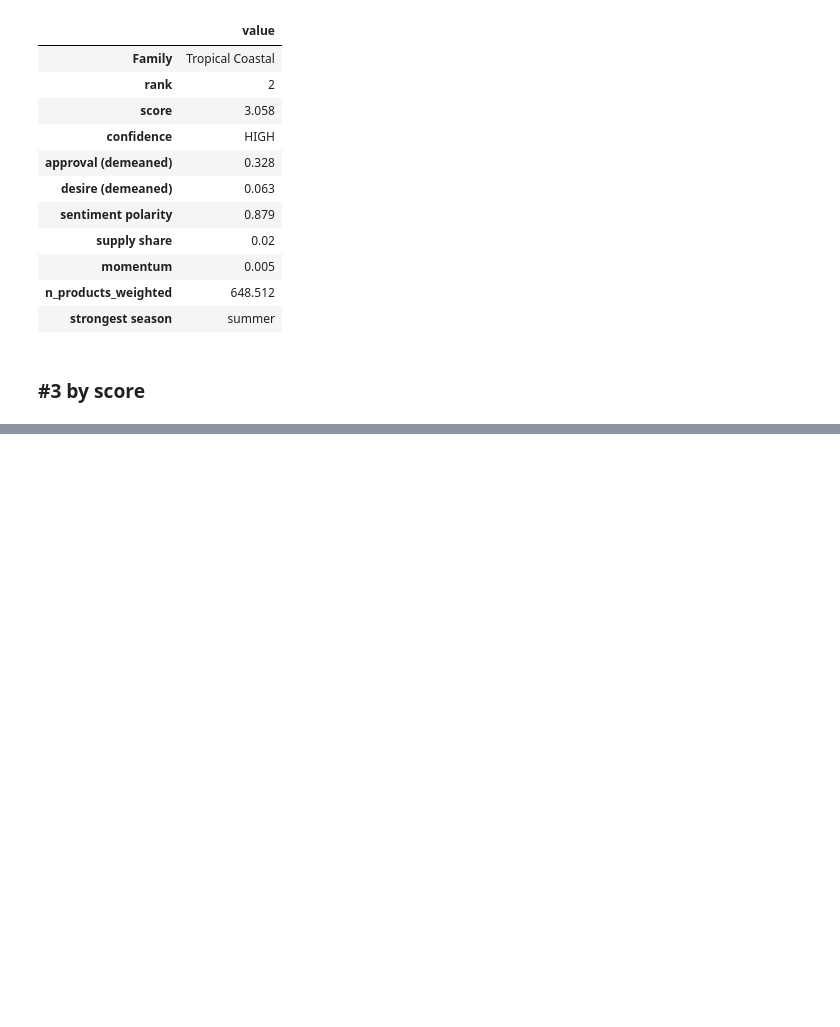
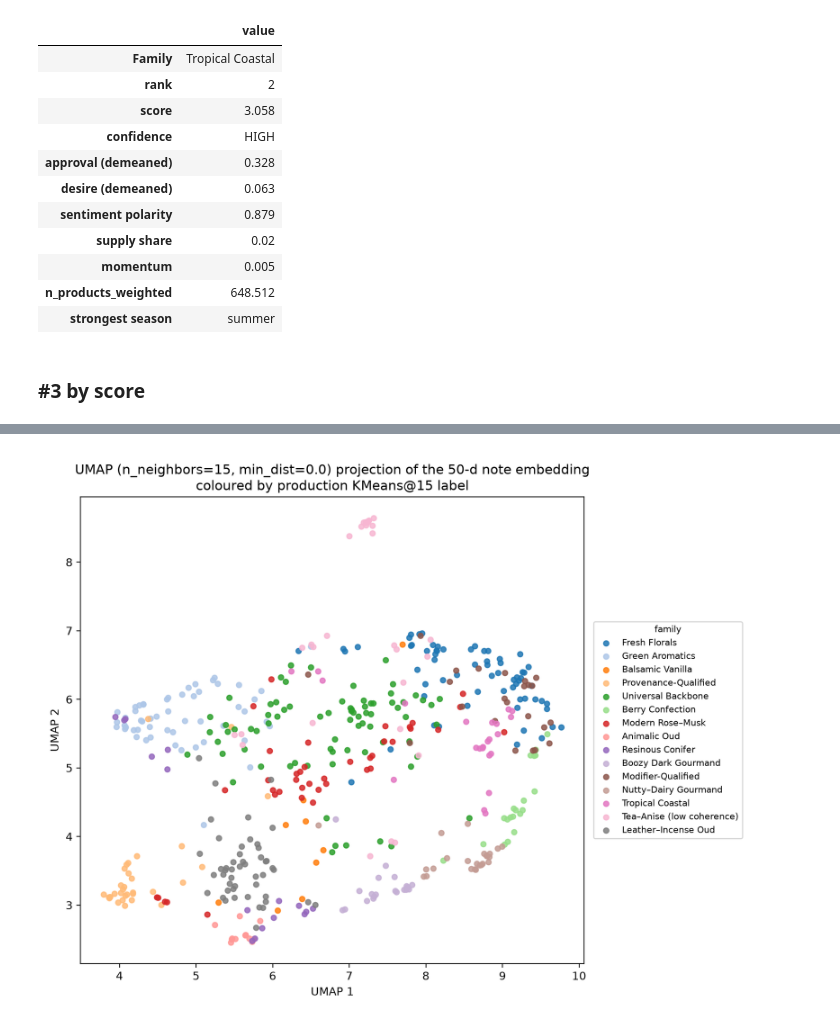
Before and after one commit to m0hit18o2/fragrance-intel, a Jupyter notebook: notebooks/results.ipynb, the cells around one changed output, grey strips where cells are left out. Drawn from its saved outputs; the diff is of its cells as text; code cells hidden in the pictures; blank space fills up the shorter version.

```diff
--- a/notebooks/results.ipynb
+++ b/notebooks/results.ipynb
@@ -629,0 +879,4 @@ show(evidence_trace(top3_ids[2]).to_frame("value"))
+# %%
+display(Image(filename=str(FIG_DIR / "i_umap_note_map.png")))
+# %% [output]
+[figure, added]
```
Also changed, not shown: parts of 34 cells of this notebook, 10 other files.
